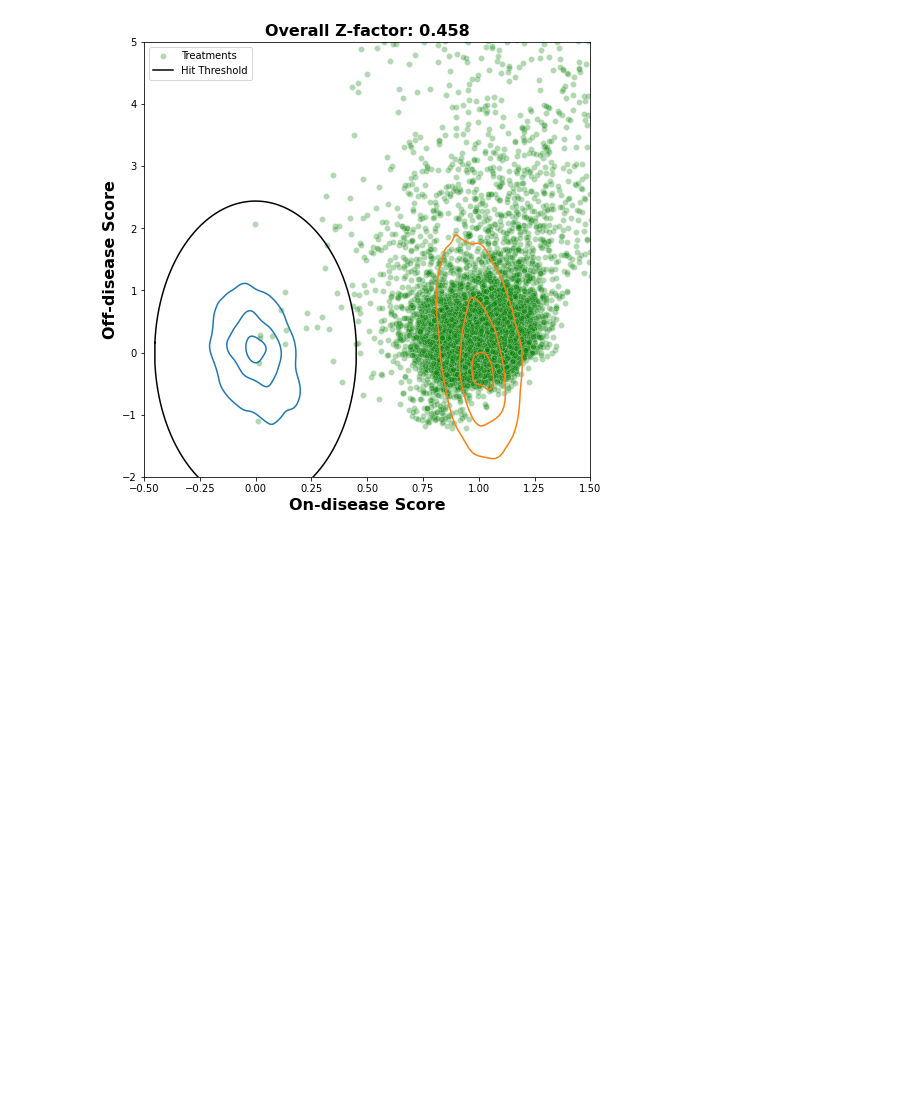
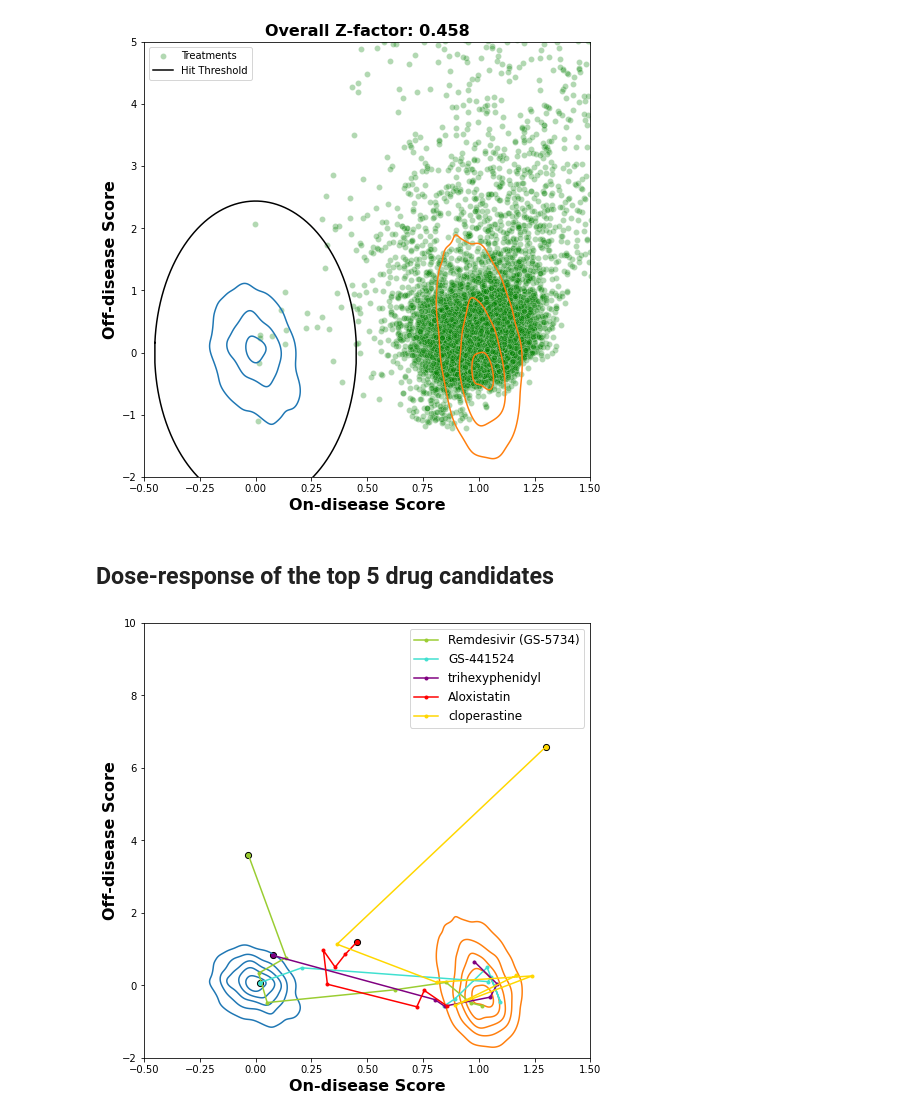
Before and after one commit to jainzana/shared_projects, a Jupyter notebook: _sources/Recursion_2019a_HRCE.ipynb, the cells around one changed output. Cells and saved outputs as stored; diff of their text form; code cells hidden in the pictures; blank space fills up the shorter version.

Commit message:
Added top 5 hit plots

```diff
--- a/_sources/Recursion_2019a_HRCE.ipynb
+++ b/_sources/Recursion_2019a_HRCE.ipynb
@@ -985,3 +997,29 @@ fig = plt.plot(x, y, c='k', label='Hit Threshold')
 plt.legend();
 # %% [output]
 [figure]
+# %% [markdown]
+## Dose-response of the top 5 drug candidates
+# %%
+
+treatments = ['Remdesivir (GS-5734)', 'GS-441524', 'trihexyphenidyl', 'Aloxistatin', 'cloperastine']
+colors = ['yellowgreen', 'turquoise', 'purple', 'red', 'gold', 'magenta', 'green']
+
+ctrl_mask = main_ctrls.intersection(disease_scores.index)
+plt.figure(figsize=(8,8));
+fig = sns.kdeplot(x='on_disease_score', y='off_disease_score', data=disease_scores.loc[ctrl_mask], hue='disease_condition', levels=[0.1, 0.3, 0.5, 0.7, 0.9], hue_order=['Inactive', 'Active']);
+plt.xlabel('On-disease Score', fontdict={'weight': 'bold', 'size': 16});
+plt.xticks(np.arange(-0.5, 1.75, 0.25));
+plt.ylabel('Off-disease Score', fontdict={'weight': 'bold', 'size': 16});
+plt.xlim(-0.5, 1.5);
+plt.ylim(-2, 10);
+
+idx = pd.IndexSlice
+# Plot each of the treatments and associated colors listed above
+for c, tx in zip(colors, treatments):
+    data = summary.loc[idx[:,tx], :].groupby(['treatment', 'treatment_conc']).mean()
+    plt.plot(data.on_disease_score, data.off_disease_score, '.-', c=c, label=tx)
+    plt.scatter(data.on_disease_score[-1], data.off_disease_score[-1], c=c, marker='.', s=150, edgecolor='black', linewidth=1)
+
+plt.legend(prop={'size':12});
+# %% [output]
+[figure, added]
```
Also changed, not shown: parts of 2 cells of this notebook, 4 other files.
